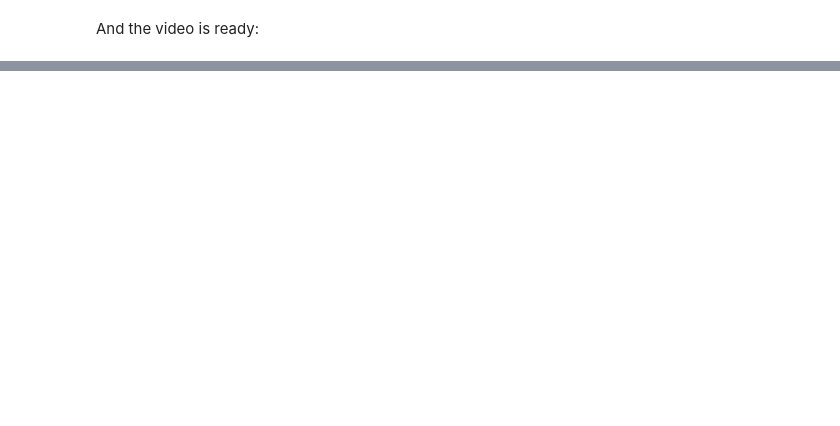
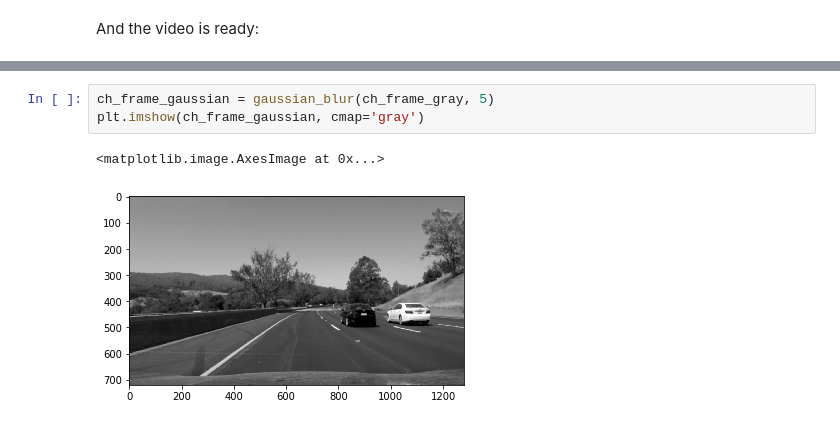
Before and after one commit to EarendilAvari/SDCND_Finding_lane_lines, a Jupyter notebook: SDCND_Project1.ipynb, the cells around one changed output, grey strips where cells are left out. Saved outputs shown, nothing was run; the diff lists cells and outputs as text; blank space fills up the shorter version.

```diff
--- a/SDCND_Project1.ipynb
+++ b/SDCND_Project1.ipynb
@@ -337,0 +425,6 @@ HTML("""
+# %%
+ch_frame_gaussian = gaussian_blur(ch_frame_gray, 5)
+plt.imshow(ch_frame_gaussian, cmap='gray')
+# %% [output]
+<matplotlib.image.AxesImage at 0x...>
+[figure, added]
```
Also changed, not shown: parts of 47 cells of this notebook, 7 other files.
